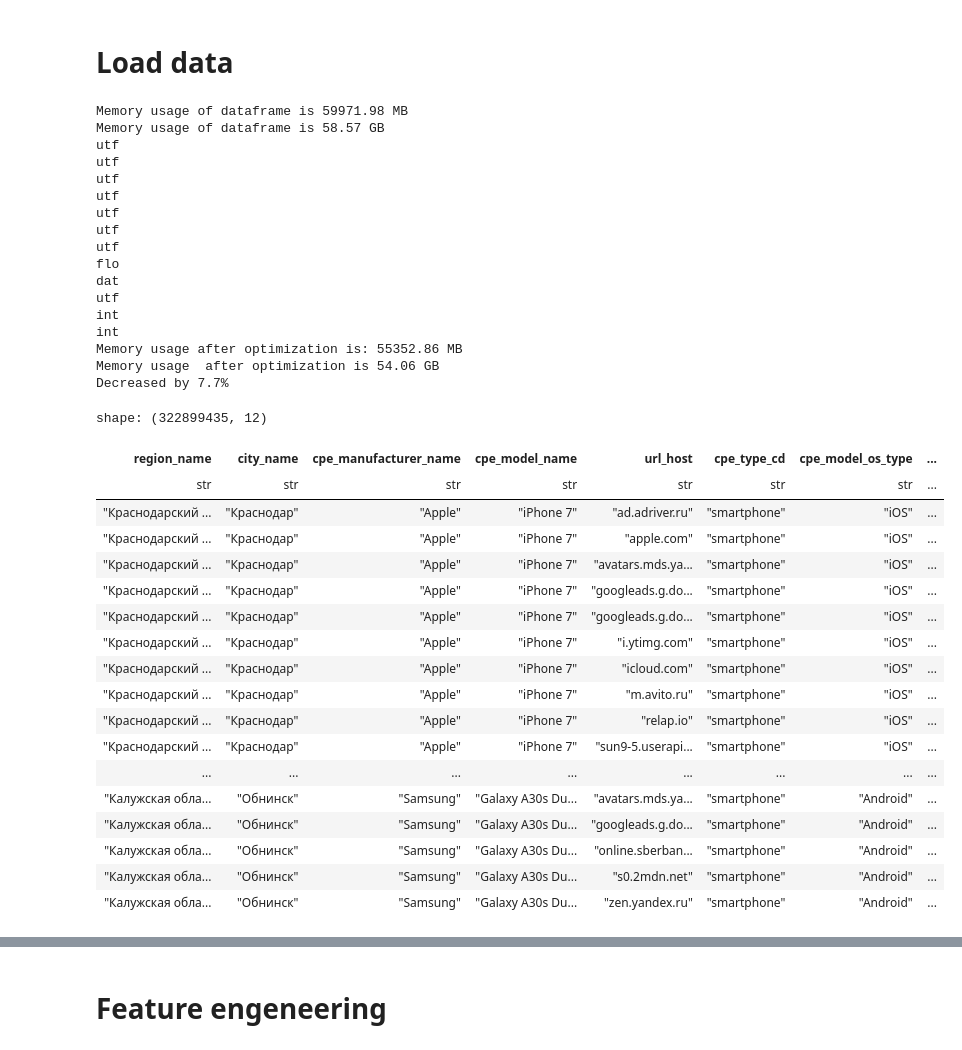
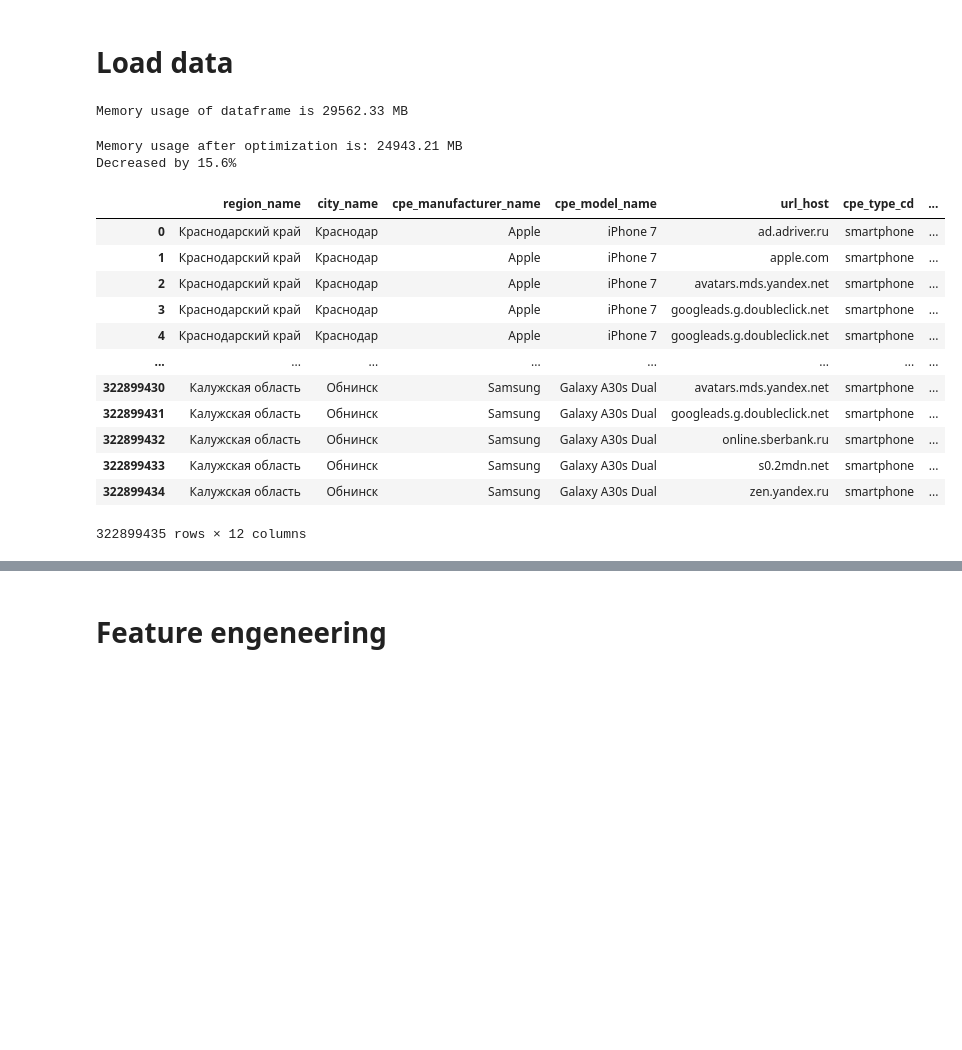
Before and after one commit to shockless/mts-ml-cup, a Jupyter notebook: seq2seq_baseline.ipynb, the cells around one changed output, grey strips where cells are left out. Saved outputs shown, nothing was run; the diff lists cells and outputs as text; code cells hidden in the pictures; blank space fills up the shorter version.

Commit message:
memory_utils.py and text_manipulation.py rewritten to Pandas
1. reduce_mem_usage
2. pandas_string_to_cat
3. get_domain

```diff
--- a/seq2seq_baseline.ipynb
+++ b/seq2seq_baseline.ipynb
@@ -40,46 +40,26 @@ from fe_modules.datetime import get_timestamp, get_relative_time, part_of_day_to
 LOCAL_DATA_PATH = './data/'
 SPLIT_SEED = 42
 # %%
-df = polars_reduce_mem_usage(
-    pl.read_parquet(
-        f'{LOCAL_DATA_PATH}competition_data_final_pqt/*.parquet'
+df = pandas_reduce_mem_usage(
+        pd.read_parquet(
+            f'{LOCAL_DATA_PATH}competition_data_final_pqt/'
     ))
 df
 # %% [output]
-Memory usage of dataframe is 59971.98 MB
-Memory usage of dataframe is 58.57 GB
-utf
-utf
-utf
-utf
-utf
-utf
-utf
-flo
-dat
-utf
-int
-int
-Memory usage after optimization is: 55352.86 MB
-Memory usage  after optimization is 54.06 GB
-Decreased by 7.7%
+Memory usage of dataframe is 29562.33 MB
-shape: (322899435, 12)
+Memory usage after optimization is: 24943.21 MB
+Decreased by 15.6%
-| region_name | city_name | cpe_manufacturer_name | cpe_model_name | url_host | cpe_type_cd | cpe_model_os_type | ... |
-| str | str | str | str | str | str | str | ... |
-| "Краснодарский ... | "Краснодар" | "Apple" | "iPhone 7" | "ad.adriver.ru" | "smartphone" | "iOS" | ... |
-| "Краснодарский ... | "Краснодар" | "Apple" | "iPhone 7" | "apple.com" | "smartphone" | "iOS" | ... |
-| "Краснодарский ... | "Краснодар" | "Apple" | "iPhone 7" | "avatars.mds.ya... | "smartphone" | "iOS" | ... |
-| "Краснодарский ... | "Краснодар" | "Apple" | "iPhone 7" | "googleads.g.do... | "smartphone" | "iOS" | ... |
-| "Краснодарский ... | "Краснодар" | "Apple" | "iPhone 7" | "googleads.g.do... | "smartphone" | "iOS" | ... |
-| "Краснодарский ... | "Краснодар" | "Apple" | "iPhone 7" | "i.ytimg.com" | "smartphone" | "iOS" | ... |
-| "Краснодарский ... | "Краснодар" | "Apple" | "iPhone 7" | "icloud.com" | "smartphone" | "iOS" | ... |
-| "Краснодарский ... | "Краснодар" | "Apple" | "iPhone 7" | "m.avito.ru" | "smartphone" | "iOS" | ... |
-| "Краснодарский ... | "Краснодар" | "Apple" | "iPhone 7" | "relap.io" | "smartphone" | "iOS" | ... |
-| "Краснодарский ... | "Краснодар" | "Apple" | "iPhone 7" | "sun9-5.userapi... | "smartphone" | "iOS" | ... |
+|  | region_name | city_name | cpe_manufacturer_name | cpe_model_name | url_host | cpe_type_cd | ... |
+| 0 | Краснодарский край | Краснодар | Apple | iPhone 7 | ad.adriver.ru | smartphone | ... |
+| 1 | Краснодарский край | Краснодар | Apple | iPhone 7 | apple.com | smartphone | ... |
+| 2 | Краснодарский край | Краснодар | Apple | iPhone 7 | avatars.mds.yandex.net | smartphone | ... |
+| 3 | Краснодарский край | Краснодар | Apple | iPhone 7 | googleads.g.doubleclick.net | smartphone | ... |
+| 4 | Краснодарский край | Краснодар | Apple | iPhone 7 | googleads.g.doubleclick.net | smartphone | ... |
 | ... | ... | ... | ... | ... | ... | ... | ... |
-| "Калужская обла... | "Обнинск" | "Samsung" | "Galaxy A30s Du... | "avatars.mds.ya... | "smartphone" | "Android" | ... |
-| "Калужская обла... | "Обнинск" | "Samsung" | "Galaxy A30s Du... | "googleads.g.do... | "smartphone" | "Android" | ... |
-| "Калужская обла... | "Обнинск" | "Samsung" | "Galaxy A30s Du... | "online.sberban... | "smartphone" | "Android" | ... |
-| "Калужская обла... | "Обнинск" | "Samsung" | "Galaxy A30s Du... | "s0.2mdn.net" | "smartphone" | "Android" | ... |
-| "Калужская обла... | "Обнинск" | "Samsung" | "Galaxy A30s Du... | "zen.yandex.ru" | "smartphone" | "Android" | ... |
+| 322899430 | Калужская область | Обнинск | Samsung | Galaxy A30s Dual | avatars.mds.yandex.net | smartphone | ... |
+| 322899431 | Калужская область | Обнинск | Samsung | Galaxy A30s Dual | googleads.g.doubleclick.net | smartphone | ... |
+| 322899432 | Калужская область | Обнинск | Samsung | Galaxy A30s Dual | online.sberbank.ru | smartphone | ... |
+| 322899433 | Калужская область | Обнинск | Samsung | Galaxy A30s Dual | s0.2mdn.net | smartphone | ... |
+| 322899434 | Калужская область | Обнинск | Samsung | Galaxy A30s Dual | zen.yandex.ru | smartphone | ... |
+322899435 rows × 12 columns
 # %%
```
Also changed, not shown: parts of 5 cells of this notebook, 2 other files.
